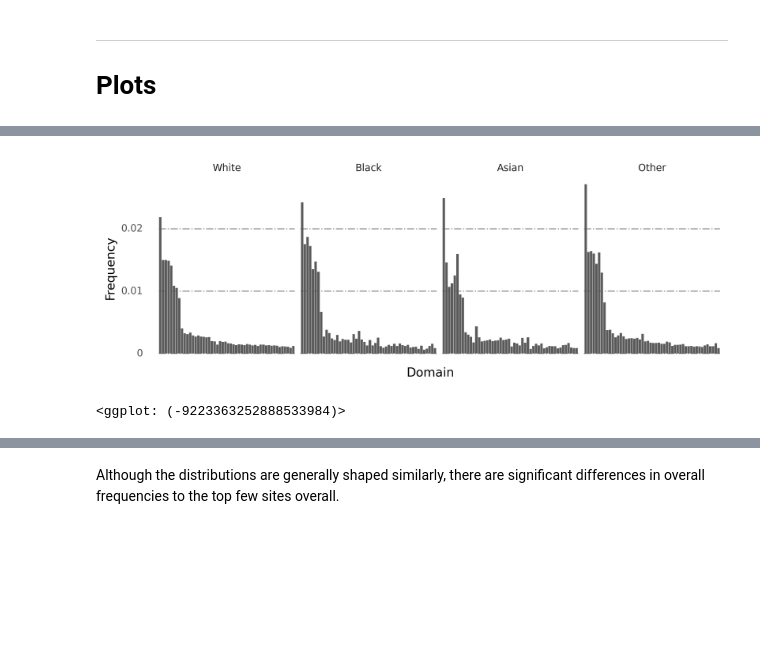
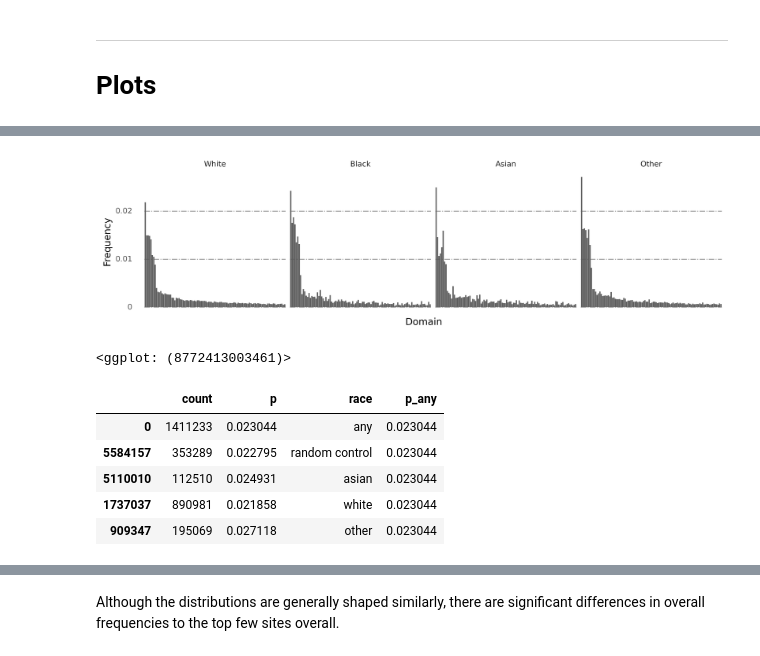
Before and after one commit to aberke/floc-analysis, a Jupyter notebook: notebooks/sensitivity-by-race-by-domain-visit-frequency.ipynb, the cells around one changed output, grey strips where cells are left out. Saved outputs shown, nothing was run; the diff lists cells and outputs as text; code cells hidden in the pictures; blank space fills up the shorter version.

```diff
--- a/notebooks/sensitivity-by-race-by-domain-visit-frequency.ipynb
+++ b/notebooks/sensitivity-by-race-by-domain-visit-frequency.ipynb
@@ -195,10 +209,11 @@ from plotnine import (ggplot, geom_point, aes, stat_smooth,
                       theme, theme_minimal, labs, element_blank,
                       element_line)
 
+D = 100
+
 # Organize data
 race_values = {1:'white', 2:'black', 3:'asian', 5:'other', 6: 'random control', 7: 'any'}
-# get top 50 for demonstration
-top_domains = all_distribution.nlargest(50, columns='p')
+top_domains = all_distribution.nlargest(D, columns='p')
 race_dist_df = race_distributions[race_distributions.domain.isin(top_domains.index)]
 # calc frequencies
 race_X = (race_dist_df
@@ -219,6 +234,7 @@ plot_df = (pd.concat([(top_domains.reset_index()
 # adds p_any (from aggregate) to DF for plotting convenience
 p_any_df = (plot_df[plot_df.race == 'any'][['domain', 'p']])
 p_domains_any = plot_df[plot_df.race == 'any'][['domain', 'p']].set_index('domain').to_dict()['p']
-plot_df = plot_df.assign(p_any=lambda x: x.domain.map(p_domains_any).astype(float))
-plot_df.head()
+plot_100_df = plot_df.assign(p_any=lambda x: x.domain.map(p_domains_any).astype(float))
+plot_100_df = plot_100_df.sort_values('p_any', ascending=False)
+plot_100_df.drop('domain',axis=1).head() # avoid showing domain name with counts
 # %% [output]
@@ -231,33 +266,69 @@ plot_df.head()
 # %%
 from plotnine import geom_density, geom_col
-(plot_df
+(plot_100_df
  # reorder
  .assign(race=lambda x: x.race.cat.reorder_categories([
      "white",
      "black",
      "asian",
      "other",
      "random control",
      "any"]))
  # remove any and control
  .query("race != 'any' & race != 'random control'")
  # capitalize for plot titles
  .assign(race=lambda x: x.race.cat.rename_categories(lambda x: x.capitalize()))
  .pipe(lambda x:
      ggplot(x, aes(x='reorder(domain, -p_any)', y='p')) +
 #       geom_density() +
      geom_col(position='dodge', width=0.9, alpha=1) +
      theme_minimal() +
      theme(axis_text_x=element_blank(),
           panel_grid=element_blank(),
           panel_grid_major_y = element_line(linetype='dashdot', size=1, alpha=0.4)) +
 #          panel_grid_minor_y = element_line(linetype='dashed', size=0.4, alpha=0.4)) +
      labs(x="Domain", y="Frequency") +
      facet_wrap('~race', nrow=1) +
      theme(legend_position='bottom',
-           dpi=300,
-           figure_size=(9,3))
+           dpi=600,
+           figure_size=(12,3))
 ))
 # %% [output]
-[figure, old version]
+[figure, new version]
-<ggplot: (-9223363252888533984)>
+<ggplot: (8772413003461)>
+# %%
+# For top 50 domains
+D = 50
+
+# Organize data
+top_domains = all_distribution.nlargest(D, columns='p')
+race_dist_df = race_distributions[race_distributions.domain.isin(top_domains.index)]
+# calc frequencies
+race_X = (race_dist_df
+ [['domain', 'race', 'count']]
+ .pivot(index='domain', columns='race')
+)
+plot_df = (pd.concat([(top_domains.reset_index()
+                       .rename({'index': 'domain'}, axis=1)
+                       .assign(race=7)),
+                      race_dist_df])
+           # convert to readable strings, then categorical vars
+           .assign(race = lambda x: x.race.astype(int).map(race_values))
+           .assign(race=lambda x: pd.Categorical(x.race, categories=x.race.unique().sort()),
+                   domain=lambda x: pd.Categorical(x.domain, categories=x.domain.unique()),
+                   p=lambda x: x.p.astype(float))
+          )
+
+# adds p_any (from aggregate) to DF for plotting convenience
+p_any_df = (plot_df[plot_df.race == 'any'][['domain', 'p']])
+p_domains_any = plot_df[plot_df.race == 'any'][['domain', 'p']].set_index('domain').to_dict()['p']
+plot_50_df = plot_df.assign(p_any=lambda x: x.domain.map(p_domains_any).astype(float))
+plot_50_df = plot_100_df.sort_values('p_any', ascending=False)
+plot_50_df.drop('domain',axis=1).head()
+# %% [output]
+|  | count | p | race | p_any |
+| 0 | 1411233 | 0.023044 | any | 0.023044 |
+| 5584157 | 353289 | 0.022795 | random control | 0.023044 |
+| 5110010 | 112510 | 0.024931 | asian | 0.023044 |
+| 1737037 | 890981 | 0.021858 | white | 0.023044 |
+| 909347 | 195069 | 0.027118 | other | 0.023044 |
```
Also changed, not shown: parts of 22 cells of this notebook, 21 other files.
